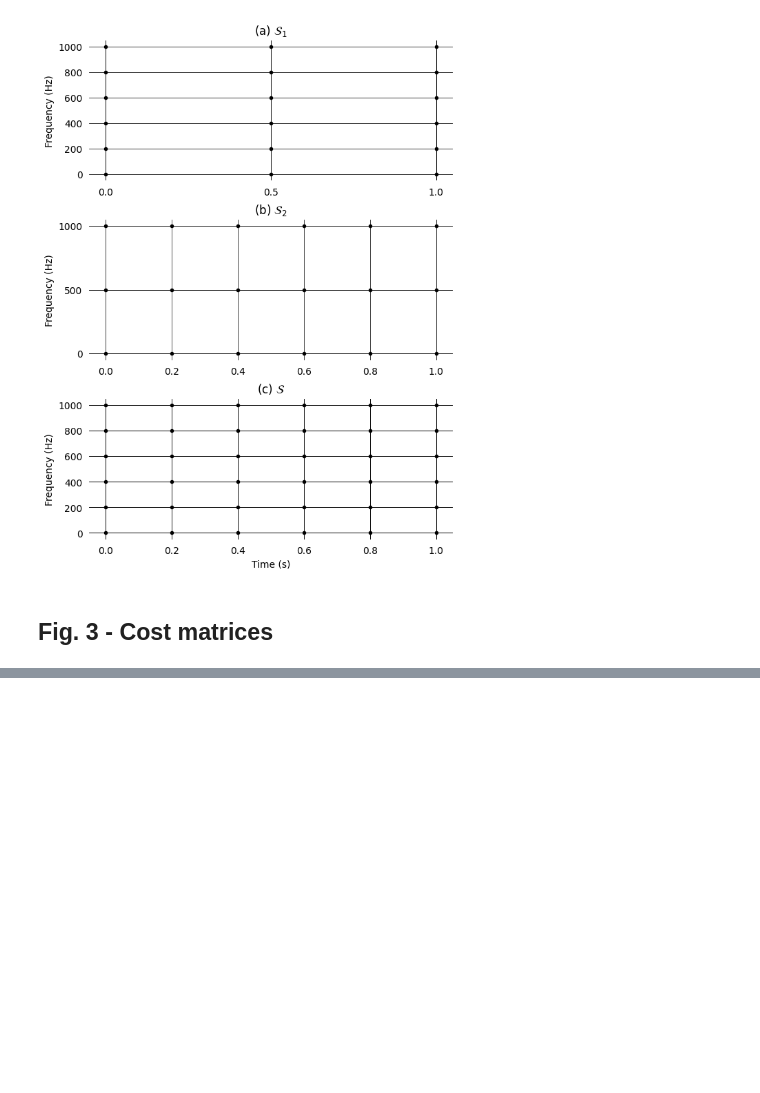
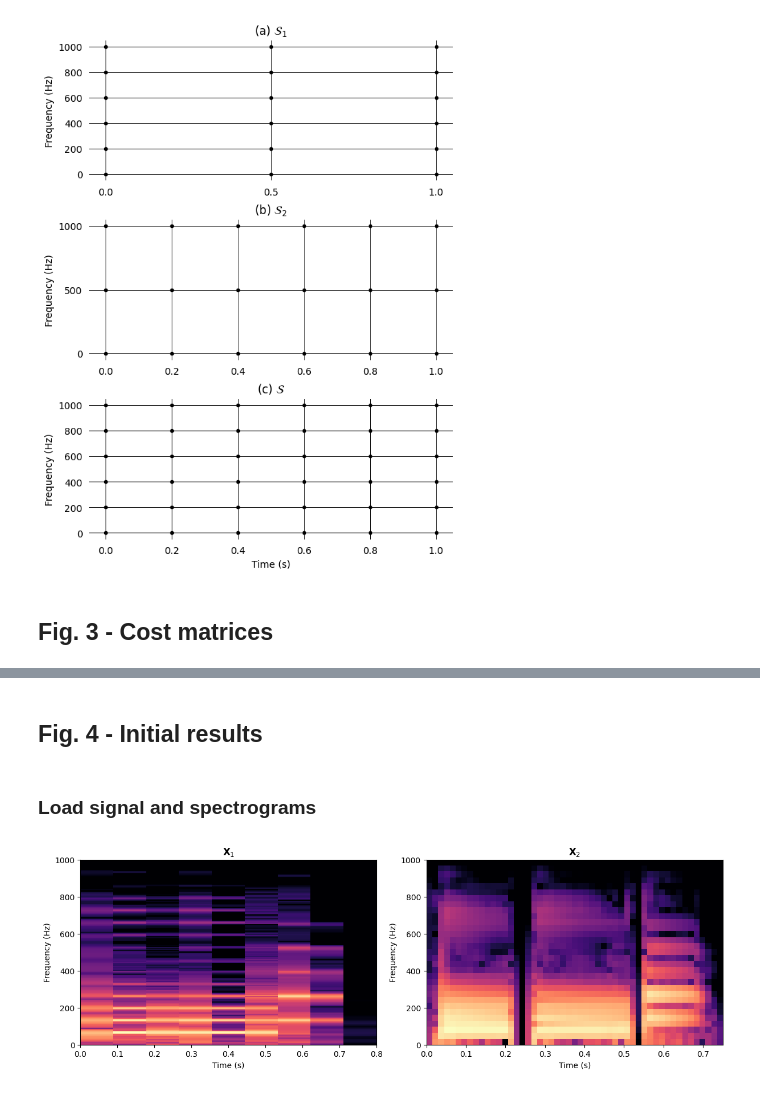
Before and after one commit to davidvaldiviad/fusion-ot, a Jupyter notebook: paper_figures.ipynb, the cells around one changed output, grey strips where cells are left out. Drawn from its saved outputs; the diff is of its cells as text; code cells hidden in the pictures; blank space fills up the shorter version.

```diff
--- a/paper_figures.ipynb
+++ b/paper_figures.ipynb
@@ -87,0 +86,24 @@ axes[0, 1].set_yticks([])
+# %% [markdown]
+## Fig. 4 - Initial results
+# %% [markdown]
+### Load signal and spectrograms
+# %%
+import librosa
+
+sr = 2000 # setting sr low to run OT (might need to reduce this further if OT doesn't work)
+signal, _ = librosa.load('example_sounds/modified_bass_notes.wav', sr=sr)
+
+X1 = Spectrogram(signal, sr=sr, window_size_s=200e-3)
+X2 = Spectrogram(signal, sr=sr, window_size_s=30e-3)
+x1 = X1.power_spectrogram()
+x1 /= x1.sum() # required for OT
+x2 = X2.power_spectrogram()
+x2 /= x2.sum() # required for OT
+
+axes = new_axes(1, 2)
+
+display_spectrogram(x1, ax=axes[0], f_bins=X1.f_bins, t_frames=X1.t_bins, log=True, logmin=-80, title=r"$\mathbf{X}_1$")
+display_spectrogram(x2, ax=axes[1], f_bins=X2.f_bins, t_frames=X2.t_bins, log=True, logmin=-80, title=r"$\mathbf{X}_2$")
+logmin=-40,
+# %% [output]
+[figure, added]
```
Also changed, not shown: parts of 33 cells of this notebook, 8 other files.
